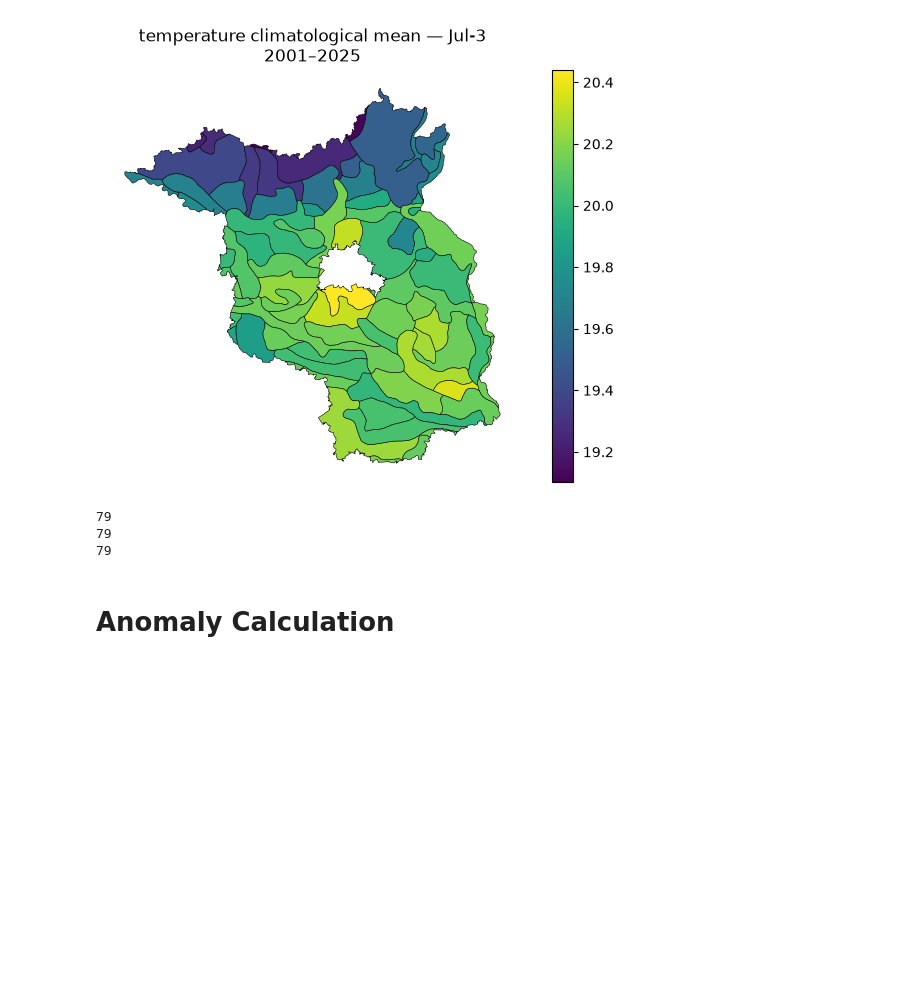
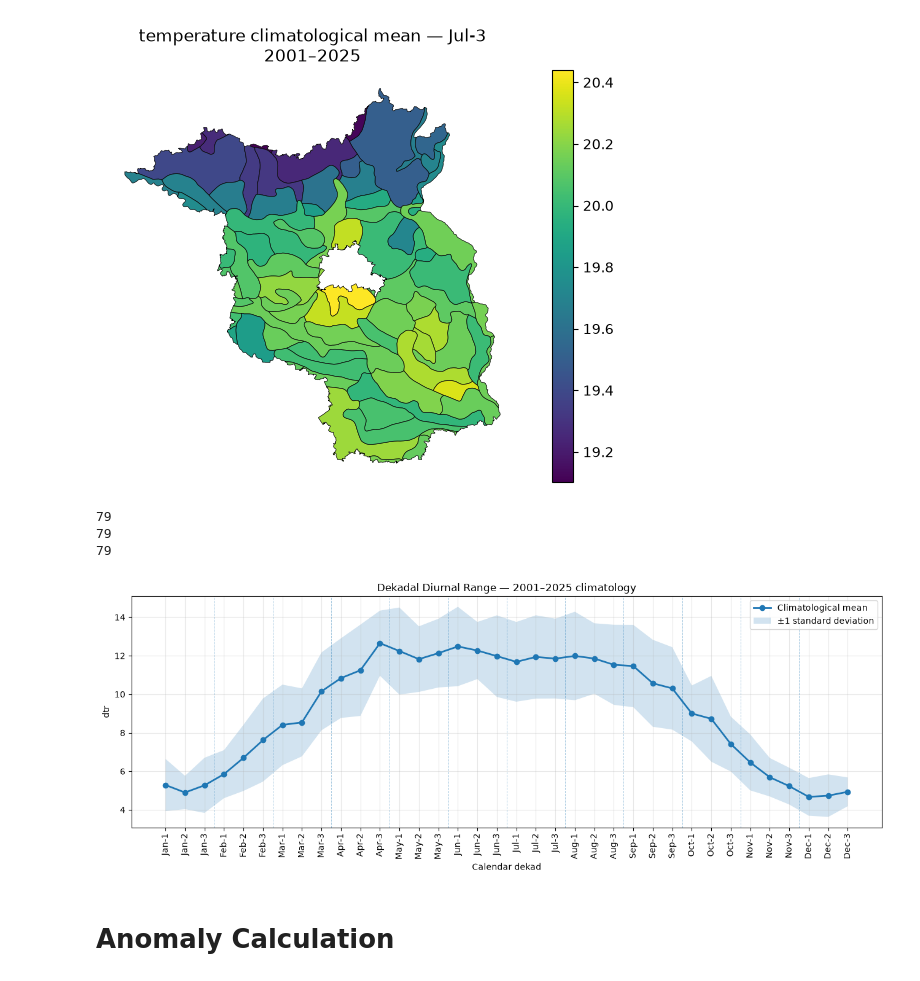
Before and after one commit to frankepolina/ai4hws_portfolioproject, a Jupyter notebook: dev/explore_intermediate_results.ipynb, the cells around one changed output. Cells and saved outputs as stored; diff of their text form; code cells hidden in the pictures; blank space fills up the shorter version.

```diff
--- a/dev/explore_intermediate_results.ipynb
+++ b/dev/explore_intermediate_results.ipynb
@@ -15,6 +15,8 @@ tasmax_dekad = xr.open_dataset("../data/processed/tasmax_dekad_climatology_natra
 smtop_dekad = xr.open_dataset("../data/processed/sw_dwd_0_10_dekad_climatology_natraum_2001_2025.nc")
 smmid_dekad = xr.open_dataset("../data/processed/sw_dwd_90_100_dekad_climatology_natraum_2001_2025.nc")
 smlow_dekad = xr.open_dataset("../data/processed/sw_dwd_190_200_dekad_climatology_natraum_2001_2025.nc")
+# %%
+dtr_clim = xr.open_dataset("../data/processed/dtr_dekad_climatology_natraum_2001_2025.nc")
 # %%
 pr_dekad.var
 # %% [output]
@@ -369,6 +371,77 @@ print(smtop_jul3["soil_moisture_0_10cm"].notna().sum())
 79
 79
 79
+# %%
+month_names = [    "Jan", "Feb", "Mar", "Apr", "May", "Jun", "Jul", "Aug", "Sep", "Oct", "Nov", "Dec"]
+dekad_labels = [
+    f"{month_names[m-1]}-{d}"
+    for m in range(1, 13)
+    for d in range(1, 4)
+]
+# Code by ChatGPT
+x = np.arange(36)
+
+variable_labels = {
+    "dtr": "Dekadal Diurnal Range",
+    }
+
+variables = {
+    "dtr":dtr_clim,
+    }
+
+for name, ds in variables.items():
+
+    # Average the climatology across the 79 Naturräume
+    mean = ds["mean"].mean(dim="region_id").values
+    std = ds["std"].mean(dim="region_id").values
+
+    # Flatten month/dekad dimensions into the 36 calendar dekads
+    mean = mean.reshape(36)
+    std = std.reshape(36)
+
+    fig, ax = plt.subplots(figsize=(13, 5))
+
+    ax.plot(
+        x,
+        mean,
+        marker="o",
+        linewidth=2,
+        label="Climatological mean",
+    )
+
+    ax.fill_between(
+        x,
+        mean - std,
+        mean + std,
+        alpha=0.2,
+        label="±1 standard deviation",
+    )
+
+    ax.set_title(
+        f"{variable_labels[name]} — 2001–2025 climatology"
+    )
+    ax.set_xlabel("Calendar dekad")
+    ax.set_ylabel(name)
+
+    ax.set_xticks(x)
+    ax.set_xticklabels(dekad_labels, rotation=90)
+
+    # Show month boundaries
+    for month in range(1, 12):
+        ax.axvline(
+            month * 3 - 0.5,
+            linestyle="--",
+            linewidth=0.7,
+            alpha=0.4,
+        )
+
+    ax.grid(alpha=0.3)
+    ax.legend()
+
+    plt.tight_layout()
+    plt.show()
+# %% [output]
+[figure, added]
 # %% [markdown]
 # Anomaly Calculation
 # %%
```
Also changed, not shown: 6 other files.
